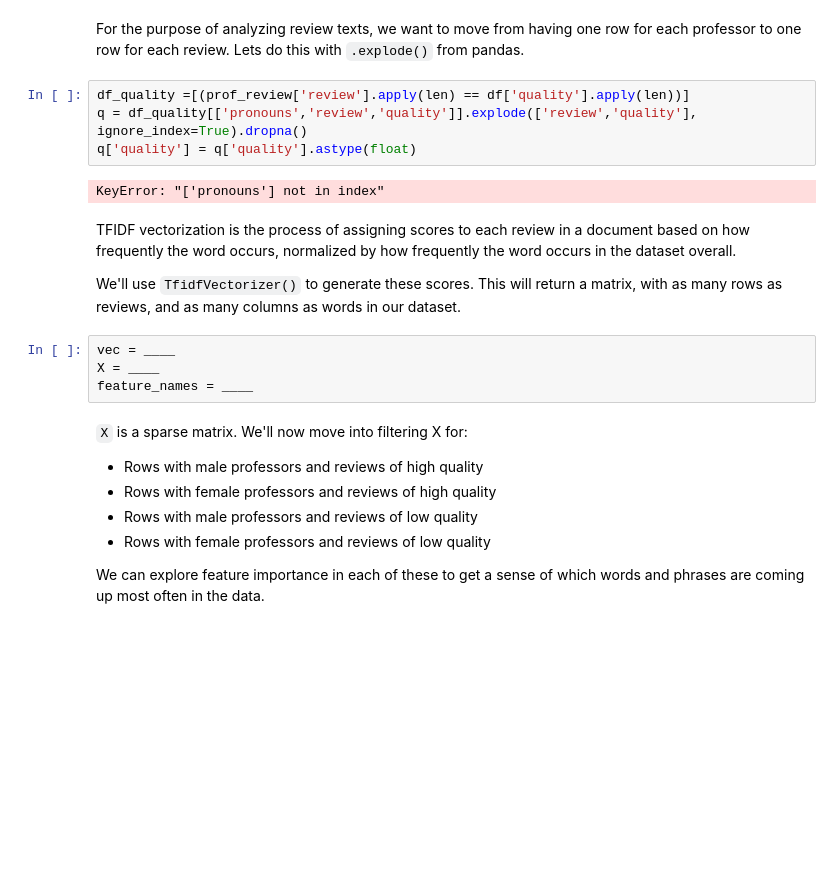
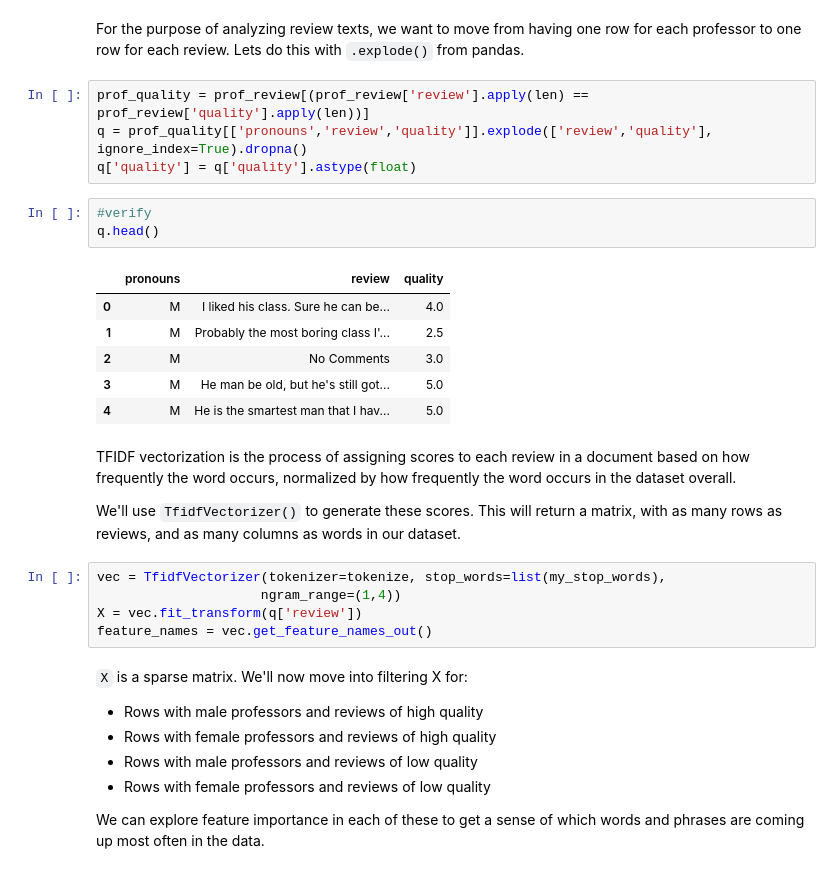
Before and after one commit to SirTee12/Gender-Bias-Text-Analysis, a Jupyter notebook: Gender-Bias-Text-Analysis.ipynb, the cells around one changed output. Saved outputs shown, nothing was run; the diff lists cells and outputs as text; blank space fills up the shorter version.

```diff
--- a/Gender-Bias-Text-Analysis.ipynb
+++ b/Gender-Bias-Text-Analysis.ipynb
@@ -249,19 +250,28 @@ my_stop_words = text.ENGLISH_STOP_WORDS.union(["he","she","his","her",
 # %% [markdown]
 For the purpose of analyzing review texts, we want to move from having one row for each professor to one row for each review. Lets do this with `.explode()` from pandas.
 # %%
-df_quality =[(prof_review['review'].apply(len) == df['quality'].apply(len))]
-q = df_quality[['pronouns','review','quality']].explode(['review','quality'], ignore_index=True).dropna()
+prof_quality = prof_review[(prof_review['review'].apply(len) == prof_review['quality'].apply(len))]
+q = prof_quality[['pronouns','review','quality']].explode(['review','quality'], ignore_index=True).dropna()
 q['quality'] = q['quality'].astype(float)
-# %% [output]
-KeyError: "['pronouns'] not in index"
+# %%
+#verify
+q.head()
+# %% [output]
+|  | pronouns | review | quality |
+| 0 | M | I liked his class. Sure he can be... | 4.0 |
+| 1 | M | Probably the most boring class I'... | 2.5 |
+| 2 | M | No Comments | 3.0 |
+| 3 | M | He man be old, but he's still got... | 5.0 |
+| 4 | M | He is the smartest man that I hav... | 5.0 |
 # %% [markdown]
 TFIDF vectorization is the process of assigning scores to each review in a document based on how frequently the word occurs, normalized by how frequently the word occurs in the dataset overall.
 
 We'll use `TfidfVectorizer()` to generate these scores. This will return a matrix, with as many rows as reviews, and as many columns as words in our dataset.
 # %%
-vec = ____
-X = ____
-feature_names = ____
+vec = TfidfVectorizer(tokenizer=tokenize, stop_words=list(my_stop_words),
+                     ngram_range=(1,4))
+X = vec.fit_transform(q['review'])
+feature_names = vec.get_feature_names_out()
 # %% [markdown]
 `X` is a sparse matrix. We'll now move into filtering X for:
 - Rows with male professors and reviews of high quality
```
Also changed, not shown: parts of 8 cells of this notebook.
